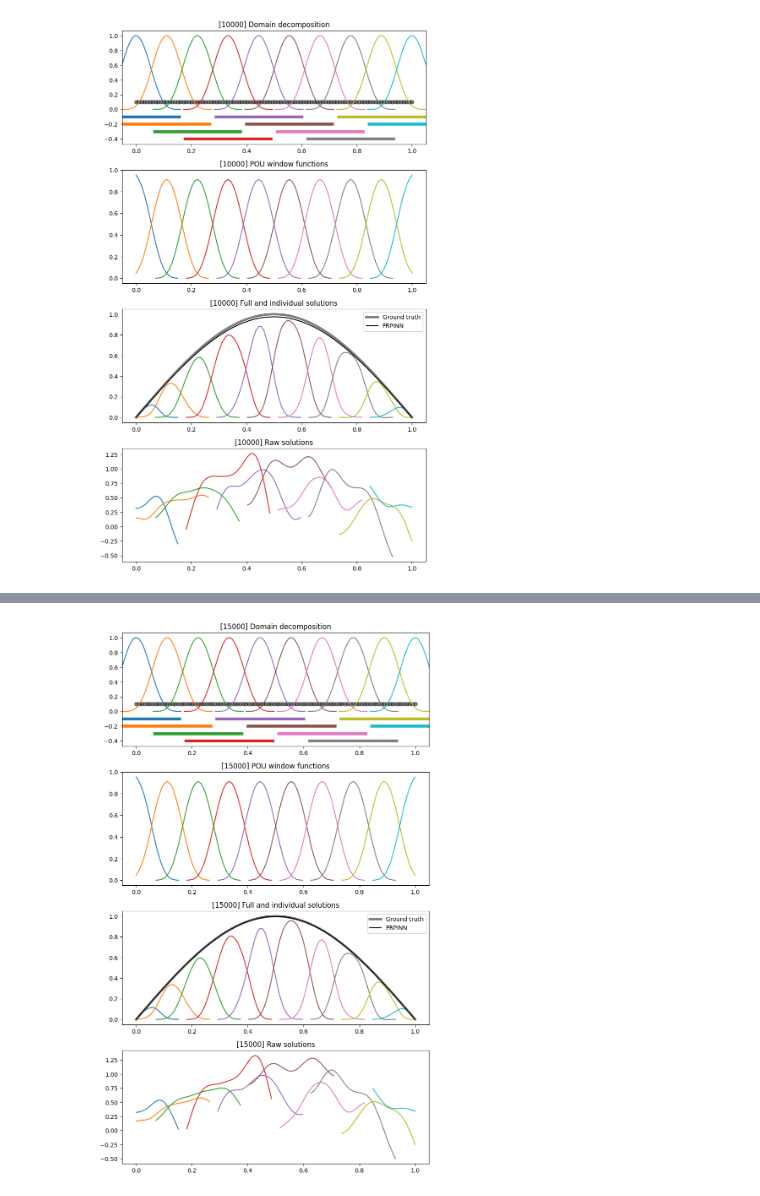
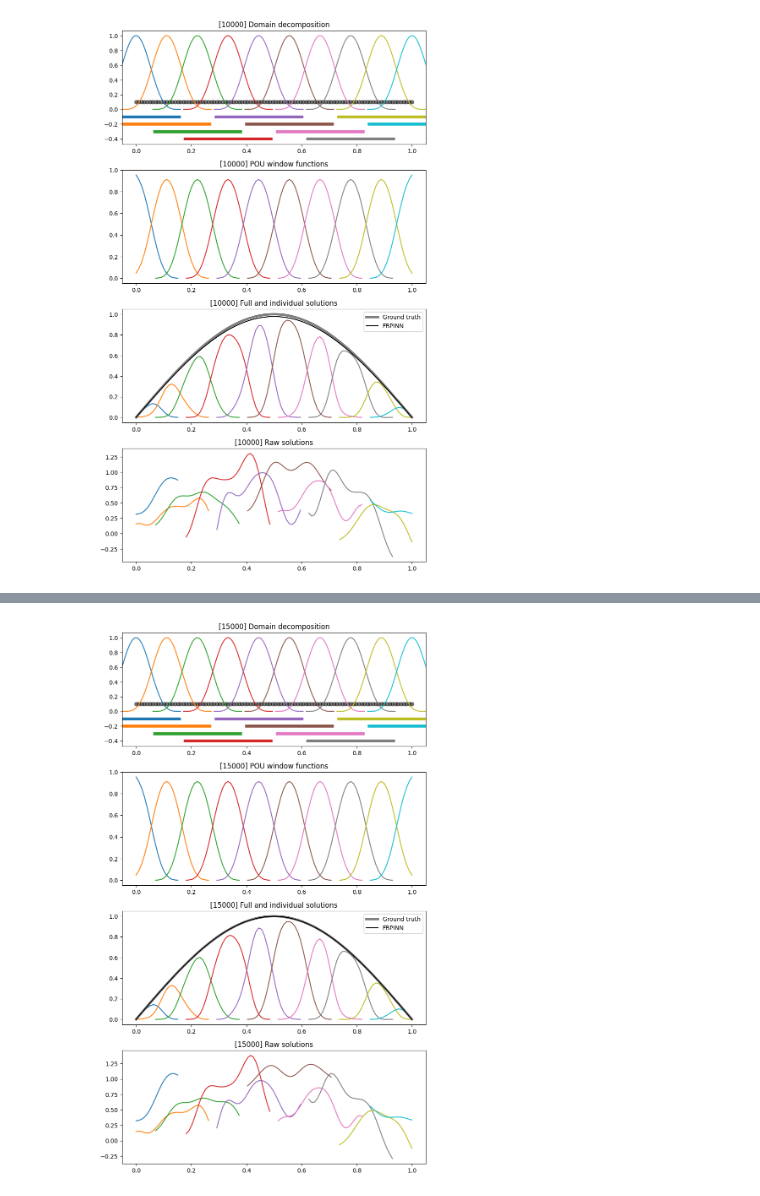
Before and after one commit to sallsdagrate/FBPINNs, a Jupyter notebook: examples/results/test_poisson_1d.ipynb, the cells around one changed output, grey strips where cells are left out. Drawn from its saved outputs; the diff is of its cells as text; code cells hidden in the pictures.

```diff
--- a/examples/results/test_poisson_1d.ipynb
+++ b/examples/results/test_poisson_1d.ipynb
@@ -71,7 +71,7 @@ import numpy as np
 from fbpinns.domains import RectangularDomainND
 from fbpinns.problems import BurgersEquation2D
 from fbpinns.decompositions import RectangularDecompositionND
-from fbpinns.networks import ChebyshevKAN, FCN, LegendreKAN
+from fbpinns.networks import ChebyshevKAN, FCN, LegendreKAN, ChebyshevAdaptiveKAN
 from fbpinns.schedulers import LineSchedulerRectangularND
 from fbpinns.constants import Constants, get_subdomain_ws
 from fbpinns.trainers import FBPINNTrainer
@@ -96,7 +96,7 @@ c = Constants(
     #     layer_sizes = (2, 16, 16, 1),
     # ),
     # network=LegendreKAN,
-    network=ChebyshevKAN,
+    network=ChebyshevAdaptiveKAN,
     network_init_kwargs=dict(
         input_dim=1,
         output_dim=1,
@@ -152,3 +152,3 @@ True
 (100, 1) (100, 1) (100, 1) (10, 100, 1) (10, 100, 1) (10, 100, 1) (100, 1) (100,)
 True
-[figure, old version]
+[figure, new version]
@@ -160,3 +160,3 @@ True
 (100, 1) (100, 1) (100, 1) (10, 100, 1) (10, 100, 1) (10, 100, 1) (100, 1) (100,)
 True
-[figure, old version]
+[figure, new version]
```
Also changed, not shown: parts of 1 cell of this notebook, 5 other files.
